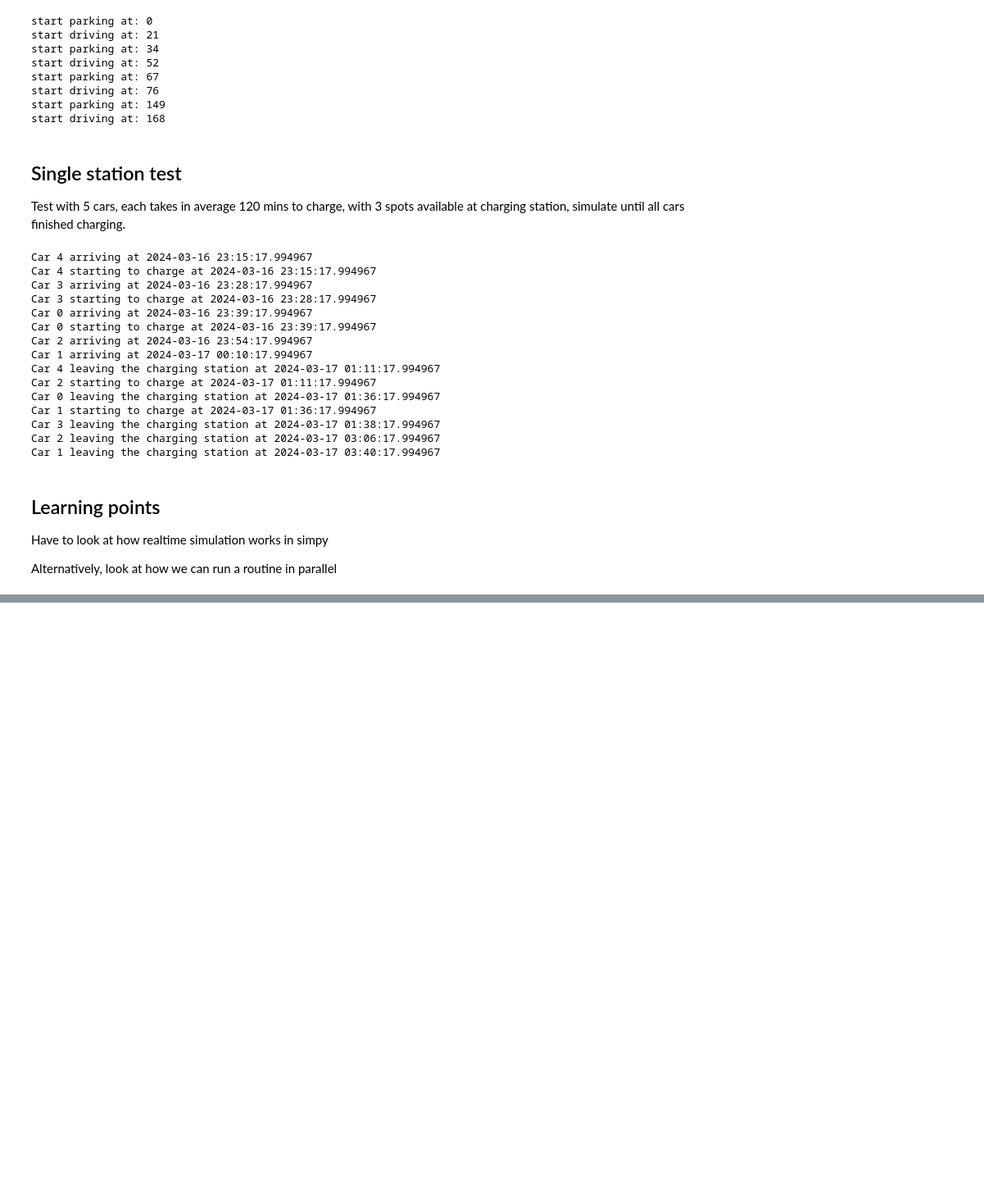
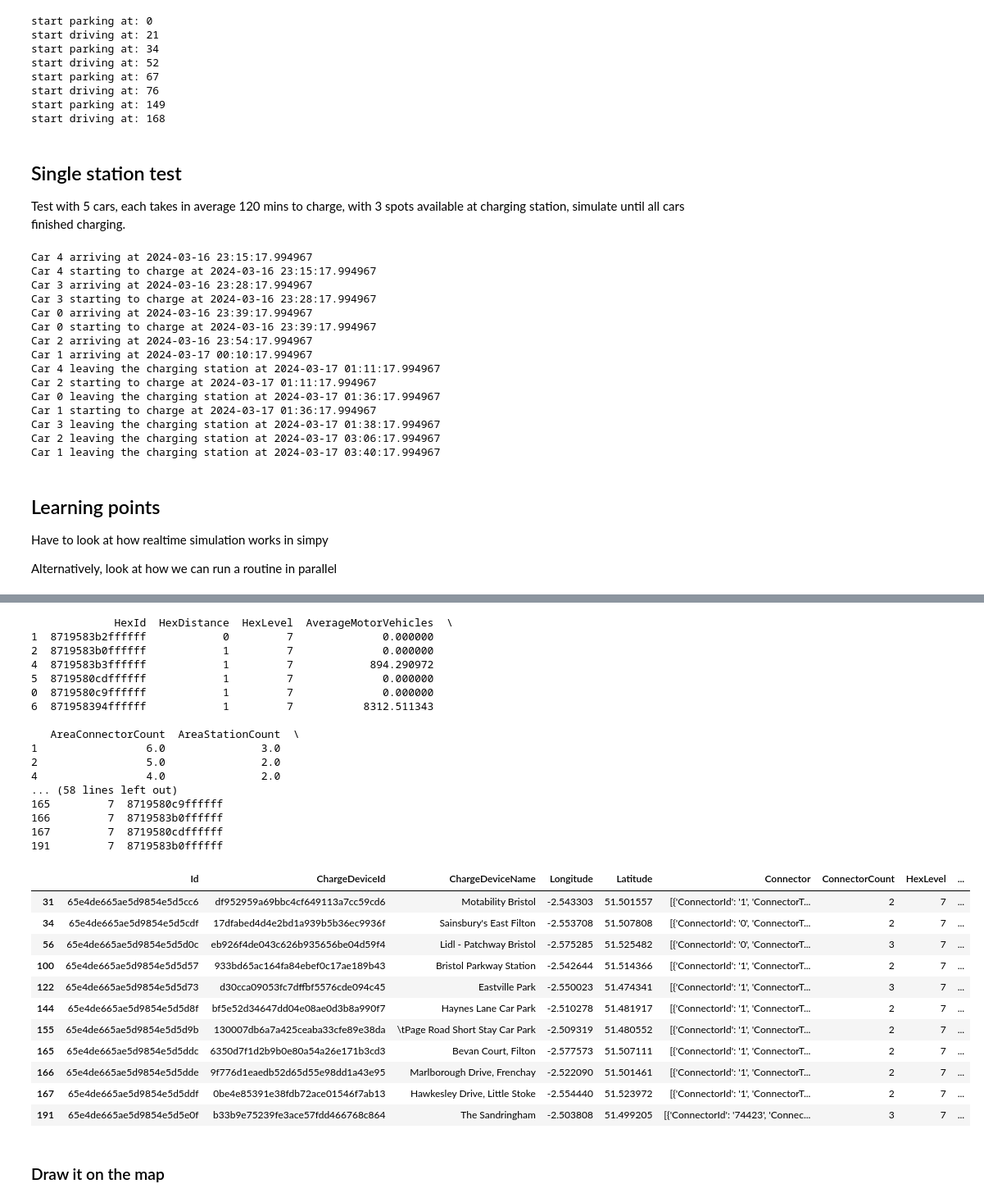
Before and after one commit to chrisdo23/electrical_vehicle_project_igp, a Jupyter notebook: simulation/simulation_testing.ipynb, the cells around one changed output, grey strips where cells are left out. Shown: that part at 82% size. Saved outputs shown, nothing was run; the diff lists cells and outputs as text; code cells hidden in the pictures; blank space fills up the shorter version.

```diff
--- a/simulation/simulation_testing.ipynb
+++ b/simulation/simulation_testing.ipynb
@@ -117,0 +409,23 @@ Alternatively, look at how we can run a routine in parallel
+# %%
+
+hex_traffic_data = (traffic_data
+                    .groupby(['HexLevel', 'HexId'], as_index=False)
+                    .agg(
+                        AverageMotorVehicles = ('AllMotorVehicles', 'sum')
+                    ))
+hex_station_data = (station_data
+                    .groupby(['HexLevel', 'HexId'], as_index=False)
+                    .agg(
+                        AreaConnectorCount = ('ConnectorCount', 'sum'),
+                        AreaStationCount = ('Id', 'count')
+                    ))
+aggregated_hex_data = (all_hex_bristol
+                       .merge(hex_traffic_data, how='left', on=['HexId', 'HexLevel'])
+                       .merge(hex_station_data, how='left', on=['HexId', 'HexLevel'])
+                       .fillna(0))
+# %%
+raw_hex_data = aggregated_hex_data.copy()
+raw_hex_data['CentroidCoor'] = raw_hex_data.apply(lambda x: centroid_coor(x['HexId']), axis=1)
+
+# Extremely slow: 1m17s
+raw_hex_data['KNumber'] = raw_hex_data.apply(lambda x: k_number(aggregated_hex_data, x['HexId'], 30)[0], axis=1)
@@ -117,0 +501,35 @@ Alternatively, look at how we can run a routine in parallel
+# %%
+nearest_station_id(raw_hex_data, station_data, 51.500095276686366, -2.5484000756829457)
+# raw_hex_data
+# %% [output]
+             HexId  HexDistance  HexLevel  AverageMotorVehicles  \
+1  8719583b2ffffff            0         7              0.000000
+2  8719583b0ffffff            1         7              0.000000
+4  8719583b3ffffff            1         7            894.290972
+5  8719580cdffffff            1         7              0.000000
+0  8719580c9ffffff            1         7              0.000000
+6  871958394ffffff            1         7           8312.511343
+
+   AreaConnectorCount  AreaStationCount  \
+1                 6.0               3.0
+2                 5.0               2.0
+4                 4.0               2.0
+... (58 lines left out)
+165         7  8719580c9ffffff
+166         7  8719583b0ffffff
+167         7  8719580cdffffff
+191         7  8719583b0ffffff
+|  | Id | ChargeDeviceId | ChargeDeviceName | Longitude | Latitude | Connector | ConnectorCount | HexLevel | ... |
+| 31 | 65e4de665ae5d9854e5d5cc6 | df952959a69bbc4cf649113a7cc59cd6 | Motability Bristol | -2.543303 | 51.501557 | [{'ConnectorId': '1', 'ConnectorT... | 2 | 7 | ... |
+| 34 | 65e4de665ae5d9854e5d5cdf | 17dfabed4d4e2bd1a939b5b36ec9936f | Sainsbury's East Filton | -2.553708 | 51.507808 | [{'ConnectorId': '0', 'ConnectorT... | 2 | 7 | ... |
+| 56 | 65e4de665ae5d9854e5d5d0c | eb926f4de043c626b935656be04d59f4 | Lidl - Patchway Bristol | -2.575285 | 51.525482 | [{'ConnectorId': '0', 'ConnectorT... | 3 | 7 | ... |
+| 100 | 65e4de665ae5d9854e5d5d57 | 933bd65ac164fa84ebef0c17ae189b43 | Bristol Parkway Station | -2.542644 | 51.514366 | [{'ConnectorId': '1', 'ConnectorT... | 2 | 7 | ... |
+| 122 | 65e4de665ae5d9854e5d5d73 | d30cca09053fc7dffbf5576cde094c45 | Eastville Park | -2.550023 | 51.474341 | [{'ConnectorId': '1', 'ConnectorT... | 3 | 7 | ... |
+| 144 | 65e4de665ae5d9854e5d5d8f | bf5e52d34647dd04e08ae0d3b8a990f7 | Haynes Lane Car Park | -2.510278 | 51.481917 | [{'ConnectorId': '1', 'ConnectorT... | 2 | 7 | ... |
+| 155 | 65e4de665ae5d9854e5d5d9b | 130007db6a7a425ceaba33cfe89e38da | \tPage Road Short Stay Car Park | -2.509319 | 51.480552 | [{'ConnectorId': '1', 'ConnectorT... | 2 | 7 | ... |
+| 165 | 65e4de665ae5d9854e5d5ddc | 6350d7f1d2b9b0e80a54a26e171b3cd3 | Bevan Court, Filton | -2.577573 | 51.507111 | [{'ConnectorId': '1', 'ConnectorT... | 2 | 7 | ... |
+| 166 | 65e4de665ae5d9854e5d5dde | 9f776d1eaedb52d65d55e98dd1a43e95 | Marlborough Drive, Frenchay | -2.522090 | 51.501461 | [{'ConnectorId': '1', 'ConnectorT... | 2 | 7 | ... |
+| 167 | 65e4de665ae5d9854e5d5ddf | 0be4e85391e38fdb72ace01546f7ab13 | Hawkesley Drive, Little Stoke | -2.554440 | 51.523972 | [{'ConnectorId': '1', 'ConnectorT... | 2 | 7 | ... |
+| 191 | 65e4de665ae5d9854e5d5e0f | b33b9e75239fe3ace57fdd466768c864 | The Sandringham | -2.503808 | 51.499205 | [{'ConnectorId': '74423', 'Connec... | 3 | 7 | ... |
+# %% [markdown]
+### Draw it on the map
```
Also changed, not shown: parts of 33 cells of this notebook, 25 other files.
